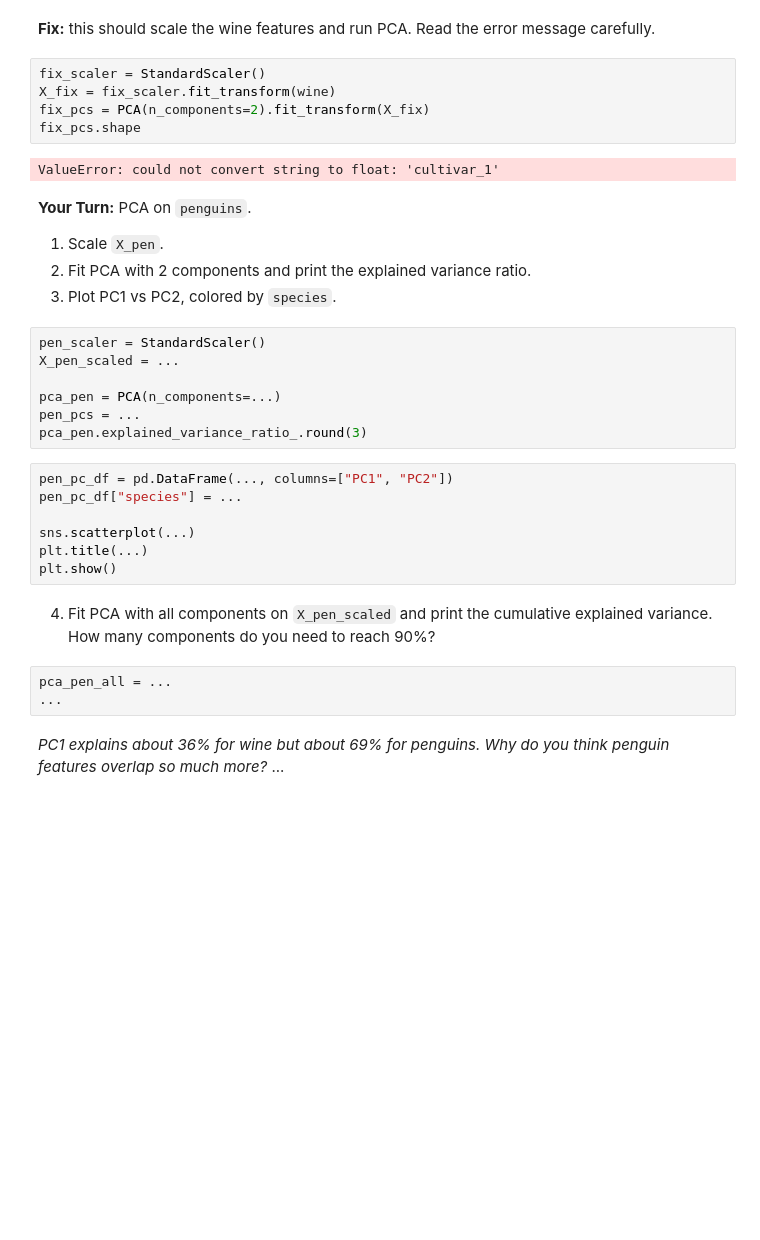
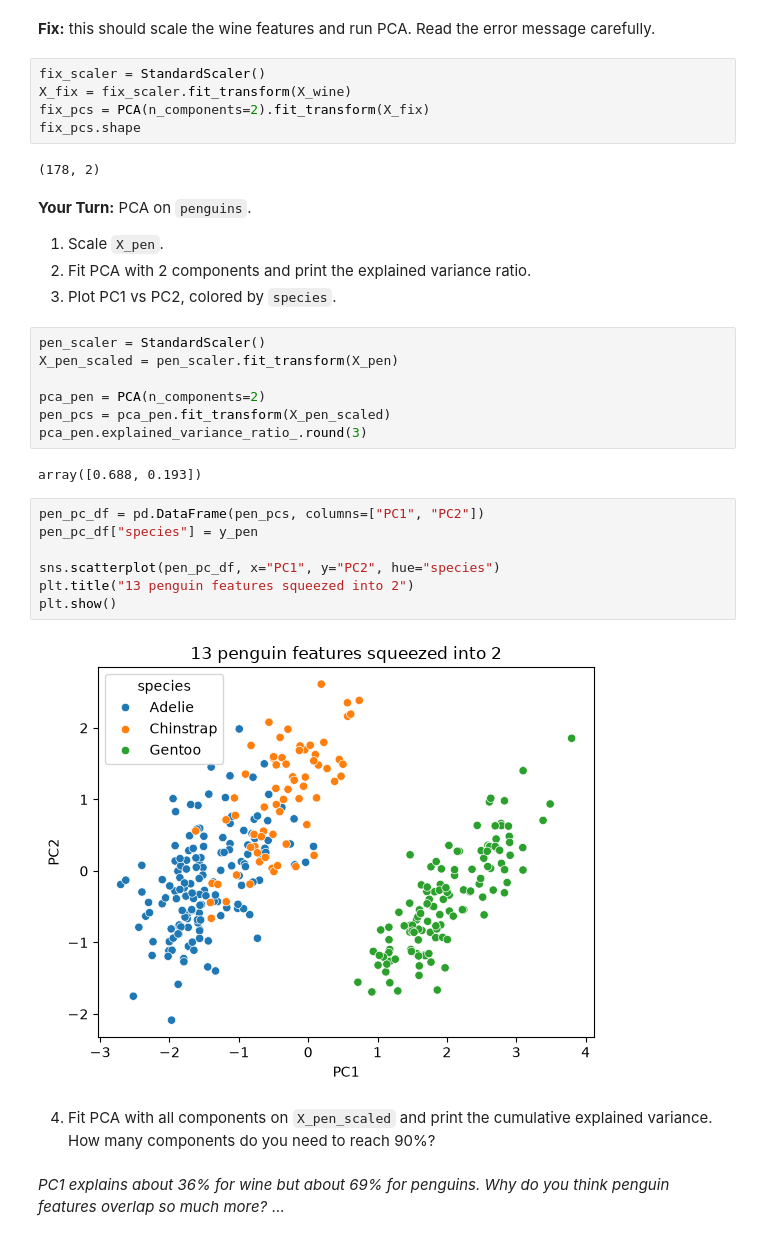
Before and after one commit to himanibalaga/JCP-fall-26, a Jupyter notebook: Week_5 (3).ipynb, the cells around one changed output. Saved outputs shown, nothing was run; the diff lists cells and outputs as text; blank space fills up the shorter version.

```diff
--- a/Week_5 (3).ipynb
+++ b/Week_5 (3).ipynb
@@ -270,11 +270,11 @@ pca_90.n_components_
 **Fix:** this should scale the wine features and run PCA. Read the error message carefully.
 # %%
 fix_scaler = StandardScaler()
-X_fix = fix_scaler.fit_transform(wine)
+X_fix = fix_scaler.fit_transform(X_wine)
 fix_pcs = PCA(n_components=2).fit_transform(X_fix)
 fix_pcs.shape
 # %% [output]
-ValueError: could not convert string to float: 'cultivar_1'
+(178, 2)
 # %% [markdown]
 **Your Turn:** PCA on `penguins`.
 
@@ -283,23 +283,24 @@ ValueError: could not convert string to float: 'cultivar_1'
 3. Plot PC1 vs PC2, colored by `species`.
 # %%
 pen_scaler = StandardScaler()
-X_pen_scaled = ...
+X_pen_scaled = pen_scaler.fit_transform(X_pen)
 
-pca_pen = PCA(n_components=...)
-pen_pcs = ...
+pca_pen = PCA(n_components=2)
+pen_pcs = pca_pen.fit_transform(X_pen_scaled)
 pca_pen.explained_variance_ratio_.round(3)
+# %% [output]
+array([0.688, 0.193])
 # %%
-pen_pc_df = pd.DataFrame(..., columns=["PC1", "PC2"])
-pen_pc_df["species"] = ...
+pen_pc_df = pd.DataFrame(pen_pcs, columns=["PC1", "PC2"])
+pen_pc_df["species"] = y_pen
 
-sns.scatterplot(...)
-plt.title(...)
+sns.scatterplot(pen_pc_df, x="PC1", y="PC2", hue="species")
+plt.title("13 penguin features squeezed into 2")
 plt.show()
+# %% [output]
+[figure, added]
 # %% [markdown]
 4. Fit PCA with all components on `X_pen_scaled` and print the cumulative explained variance. How many components do you need to reach 90%?
-# %%
-pca_pen_all = ...
-...
 # %% [markdown]
 *PC1 explains about 36% for wine but about 69% for penguins. Why do you think penguin features overlap so much more?* ...
 # %% [markdown]
```
Also changed, not shown: parts of 14 cells of this notebook, 1 other file.
